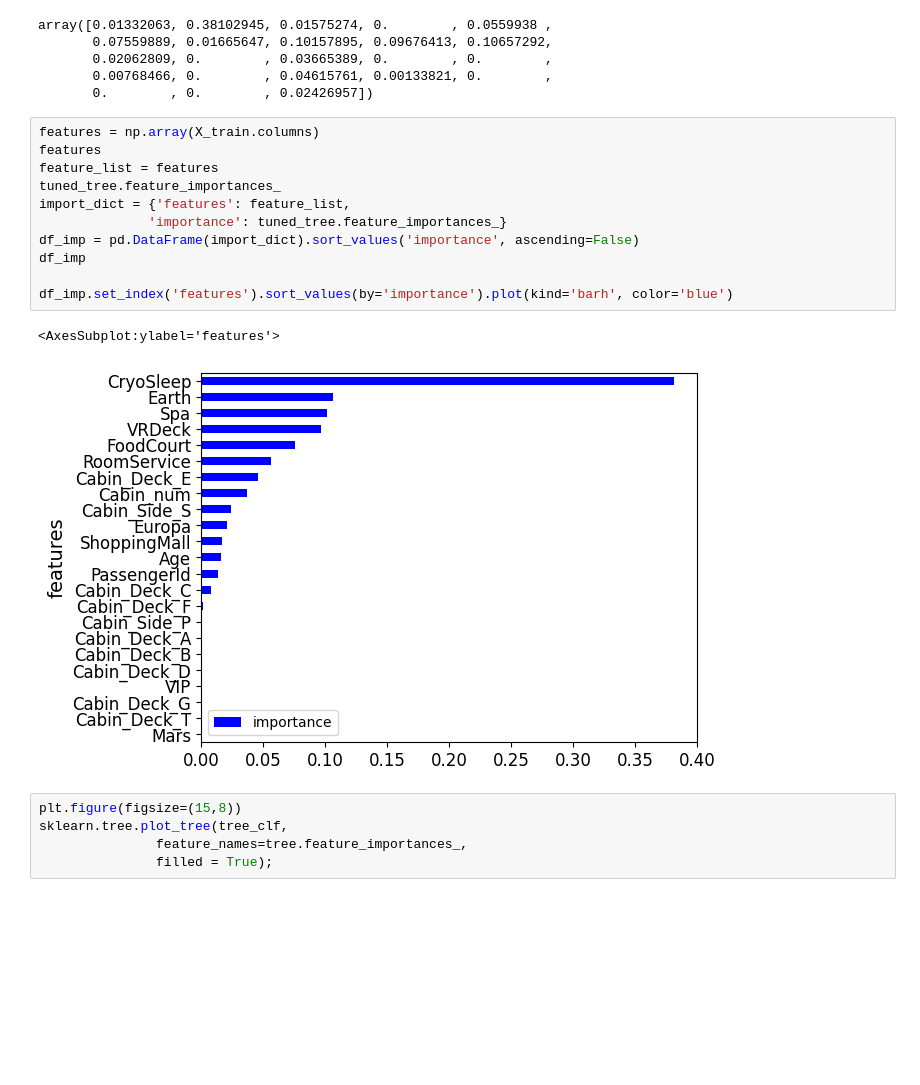
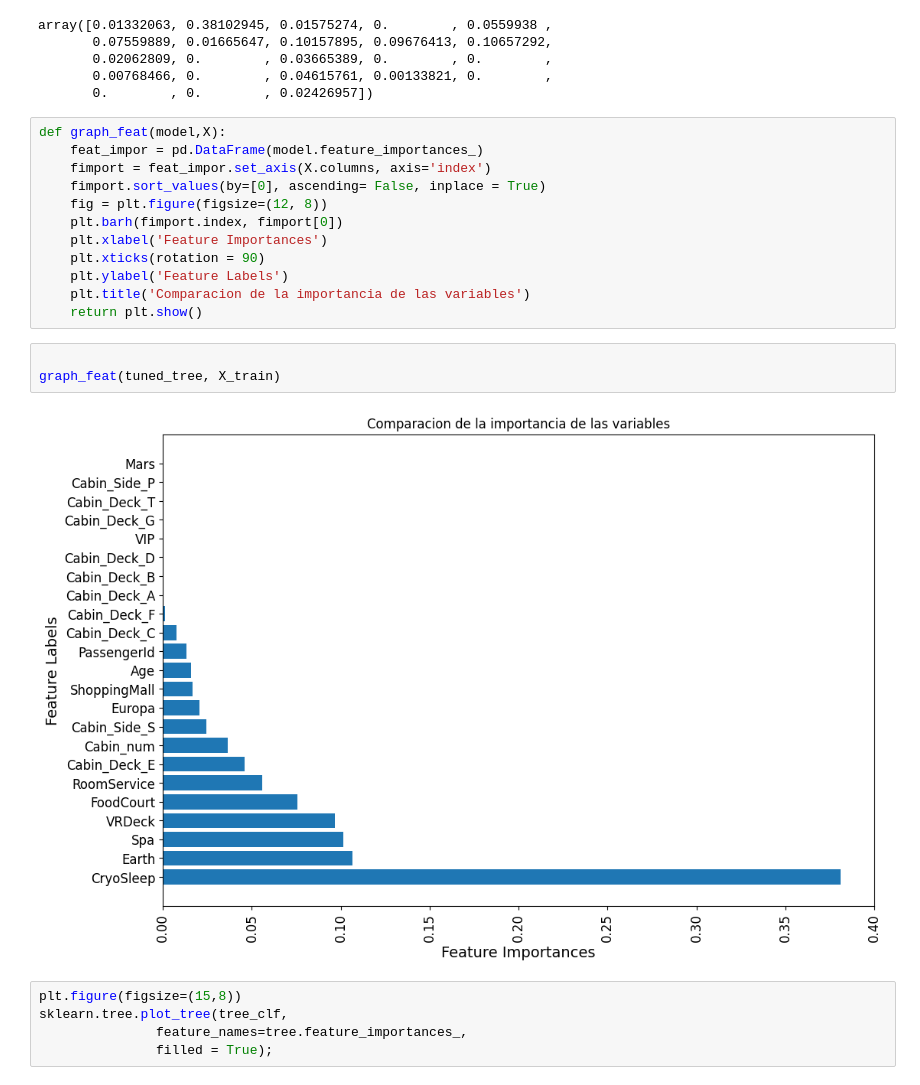
Before and after one commit to Wallace-80/Machine-Learning, a Jupyter notebook: src/notebook/ALT - Decision tree.ipynb, the cells around one changed output. Drawn from its saved outputs; the diff is of its cells as text; blank space fills up the shorter version.

```diff
--- a/src/notebook/ALT - Decision tree.ipynb
+++ b/src/notebook/ALT - Decision tree.ipynb
@@ -148,20 +147,23 @@ array([0.01332063, 0.38102945, 0.01575274, 0.        , 0.0559938 ,
        0.02062809, 0.        , 0.03665389, 0.        , 0.        ,
        0.00768466, 0.        , 0.04615761, 0.00133821, 0.        ,
        0.        , 0.        , 0.02426957])
-# %%
-features = np.array(X_train.columns)
-features
-feature_list = features
-tuned_tree.feature_importances_
-import_dict = {'features': feature_list,
-              'importance': tuned_tree.feature_importances_}
-df_imp = pd.DataFrame(import_dict).sort_values('importance', ascending=False)
-df_imp
-
-df_imp.set_index('features').sort_values(by='importance').plot(kind='barh', color='blue')
-# %% [output]
-<AxesSubplot:ylabel='features'>
-[figure, removed]
+# %%
+def graph_feat(model,X):
+    feat_impor = pd.DataFrame(model.feature_importances_)
+    fimport = feat_impor.set_axis(X.columns, axis='index')
+    fimport.sort_values(by=[0], ascending= False, inplace = True)
+    fig = plt.figure(figsize=(12, 8))
+    plt.barh(fimport.index, fimport[0])
+    plt.xlabel('Feature Importances')
+    plt.xticks(rotation = 90)
+    plt.ylabel('Feature Labels')
+    plt.title('Comparacion de la importancia de las variables')
+    return plt.show()
+# %%
+
+graph_feat(tuned_tree, X_train)
+# %% [output]
+[figure, added]
 # %%
 plt.figure(figsize=(15,8))
 sklearn.tree.plot_tree(tree_clf,
```
Also changed, not shown: parts of 4 cells of this notebook, 9 other files.
